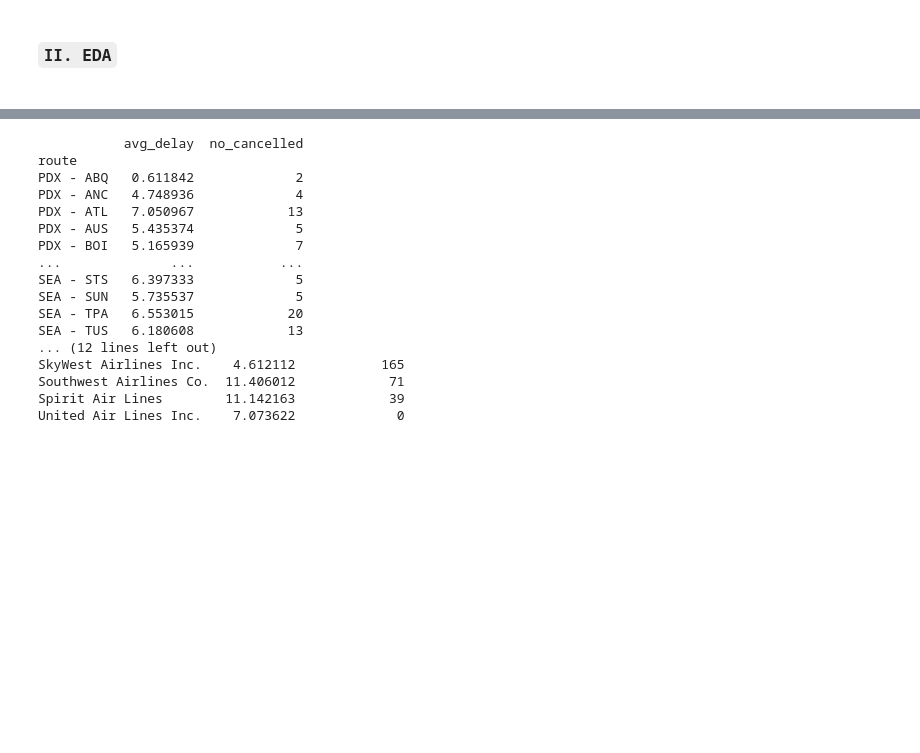
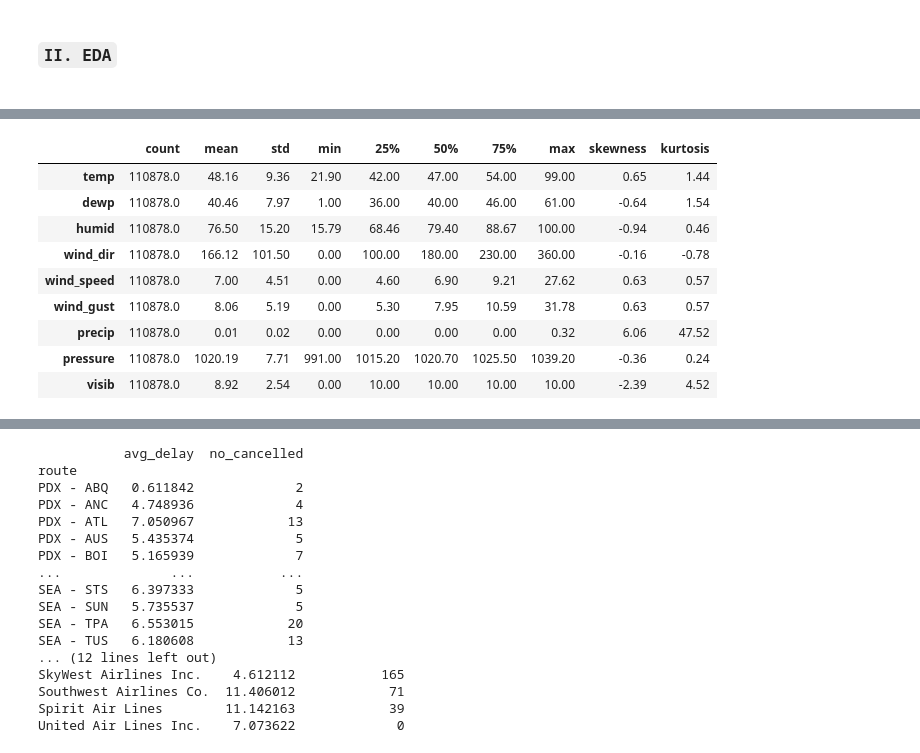
Before and after one commit to hdangle31/DS-Machine-Learning-Flights-2022, a Jupyter notebook: Flights_Project.ipynb, the cells around one changed output, grey strips where cells are left out. Cells and saved outputs as stored; diff of their text form; code cells hidden in the pictures; blank space fills up the shorter version.

```diff
--- a/Flights_Project.ipynb
+++ b/Flights_Project.ipynb
@@ -715,3 +863,22 @@ Data types summary:
+# %%
+variables = ['temp', 'dewp', 'humid', 'wind_dir', 'wind_speed', 'wind_gust', 'precip', 'pressure', 'visib']
+
+# Display summary statistics for these variables
+stats_df = df[variables].describe().T
+stats_df['skewness'] = df[variables].skew()
+stats_df['kurtosis'] = df[variables].kurtosis()
+display(stats_df.round(2))
+# %% [output]
+|  | count | mean | std | min | 25% | 50% | 75% | max | skewness | kurtosis |
+| temp | 110878.0 | 48.16 | 9.36 | 21.90 | 42.00 | 47.00 | 54.00 | 99.00 | 0.65 | 1.44 |
+| dewp | 110878.0 | 40.46 | 7.97 | 1.00 | 36.00 | 40.00 | 46.00 | 61.00 | -0.64 | 1.54 |
+| humid | 110878.0 | 76.50 | 15.20 | 15.79 | 68.46 | 79.40 | 88.67 | 100.00 | -0.94 | 0.46 |
+| wind_dir | 110878.0 | 166.12 | 101.50 | 0.00 | 100.00 | 180.00 | 230.00 | 360.00 | -0.16 | -0.78 |
+| wind_speed | 110878.0 | 7.00 | 4.51 | 0.00 | 4.60 | 6.90 | 9.21 | 27.62 | 0.63 | 0.57 |
+| wind_gust | 110878.0 | 8.06 | 5.19 | 0.00 | 5.30 | 7.95 | 10.59 | 31.78 | 0.63 | 0.57 |
+| precip | 110878.0 | 0.01 | 0.02 | 0.00 | 0.00 | 0.00 | 0.00 | 0.32 | 6.06 | 47.52 |
+| pressure | 110878.0 | 1020.19 | 7.71 | 991.00 | 1015.20 | 1020.70 | 1025.50 | 1039.20 | -0.36 | 0.24 |
+| visib | 110878.0 | 8.92 | 2.54 | 0.00 | 10.00 | 10.00 | 10.00 | 10.00 | -2.39 | 4.52 |
 # %%
 import seaborn as sns
 
```
Also changed, not shown: parts of 8 cells of this notebook.
